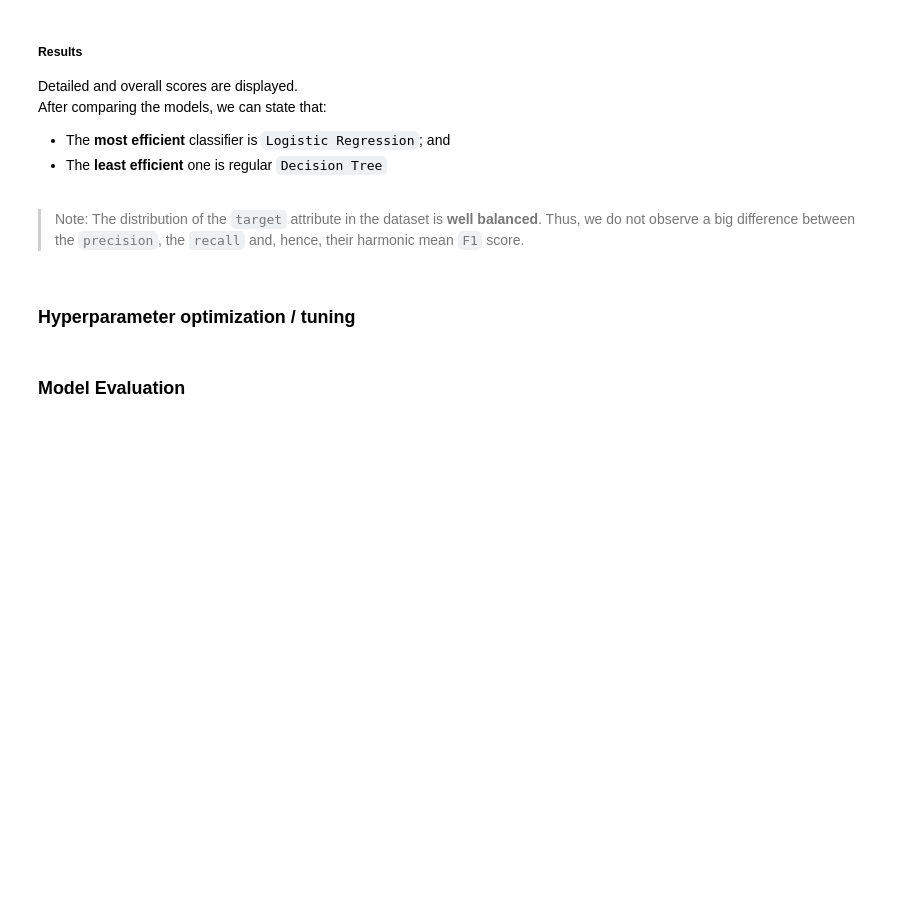
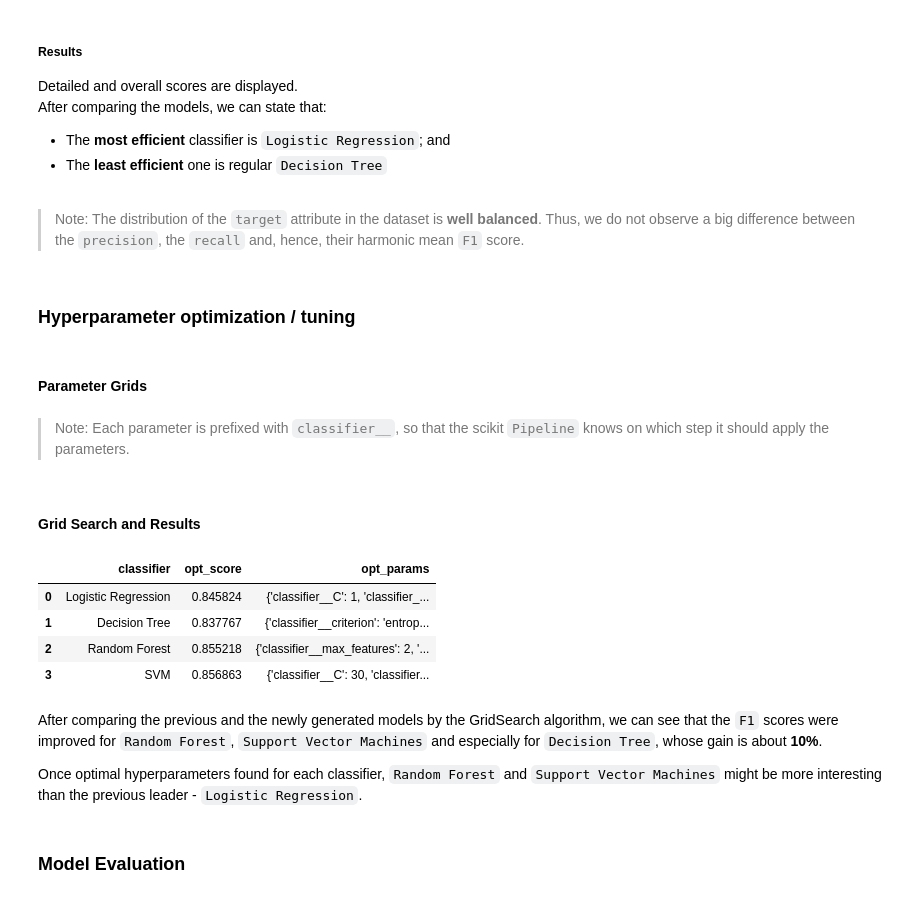
Before and after one commit to marbrex/tiw-data-analysis-project, a Jupyter notebook: descript-data.ipynb, the cells around one changed output. Saved outputs shown, nothing was run; the diff lists cells and outputs as text; code cells hidden in the pictures; blank space fills up the shorter version.

```diff
--- a/descript-data.ipynb
+++ b/descript-data.ipynb
@@ -929,3 +929,6 @@ After comparing the models, we can state that:
 # %% [markdown]
 <a name="hyperparameter-optimization--tuning"></a>
 ### Hyperparameter optimization / tuning
+# %% [markdown]
+<a name="parameter-grids"></a>
+#### Parameter Grids
@@ -931,0 +958,41 @@ After comparing the models, we can state that:
+# %% [markdown]
+> Note: Each parameter is prefixed with `classifier__`, so that the scikit `Pipeline` knows on which step it should apply the parameters.
+# %% [markdown]
+<a name="grid-search"></a>
+#### Grid Search and Results
+# %%
+# Nested X-Validation with Hyperparameter Optimization
+
+opt_results = []
+opt_estimators = []
+all_scores = []
+
+f1 = make_scorer(f1_score, pos_label=1)
+
+for clf_name, clf_params in classifier_parameters.items():
+    pipeline.set_params(classifier=classifiers[clf_name])
+
+    grid_search = GridSearchCV(pipeline, clf_params, scoring=f1, cv=5, n_jobs=-1)
+    grid_search.fit(X_train, y_train)
+
+    opt_estimators.append(grid_search.best_estimator_)
+    all_scores.append(pd.DataFrame(grid_search.cv_results_))
+    opt_results.append({
+        'classifier': clf_name,
+        'opt_score': grid_search.best_score_,
+        'opt_params':  grid_search.best_params_
+    })
+
+pd.set_option('display.max_colwidth', None)
+df_gs_results = pd.DataFrame(opt_results, columns=['classifier', 'opt_score', 'opt_params'])
+display(df_gs_results)
+# %% [output]
+|  | classifier | opt_score | opt_params |
+| 0 | Logistic Regression | 0.845824 | {'classifier__C': 1, 'classifier_... |
+| 1 | Decision Tree | 0.837767 | {'classifier__criterion': 'entrop... |
+| 2 | Random Forest | 0.855218 | {'classifier__max_features': 2, '... |
+| 3 | SVM | 0.856863 | {'classifier__C': 30, 'classifier... |
+# %% [markdown]
+After comparing the previous and the newly generated models by the GridSearch algorithm, we can see that the `F1` scores were improved for `Random Forest`, `Support Vector Machines` and especially for `Decision Tree`, whose gain is about **10%**.
+
+Once optimal hyperparameters found for each classifier, `Random Forest` and `Support Vector Machines` might be more interesting than the previous leader - `Logistic Regression`.
```
Also changed, not shown: parts of 11 cells of this notebook.
